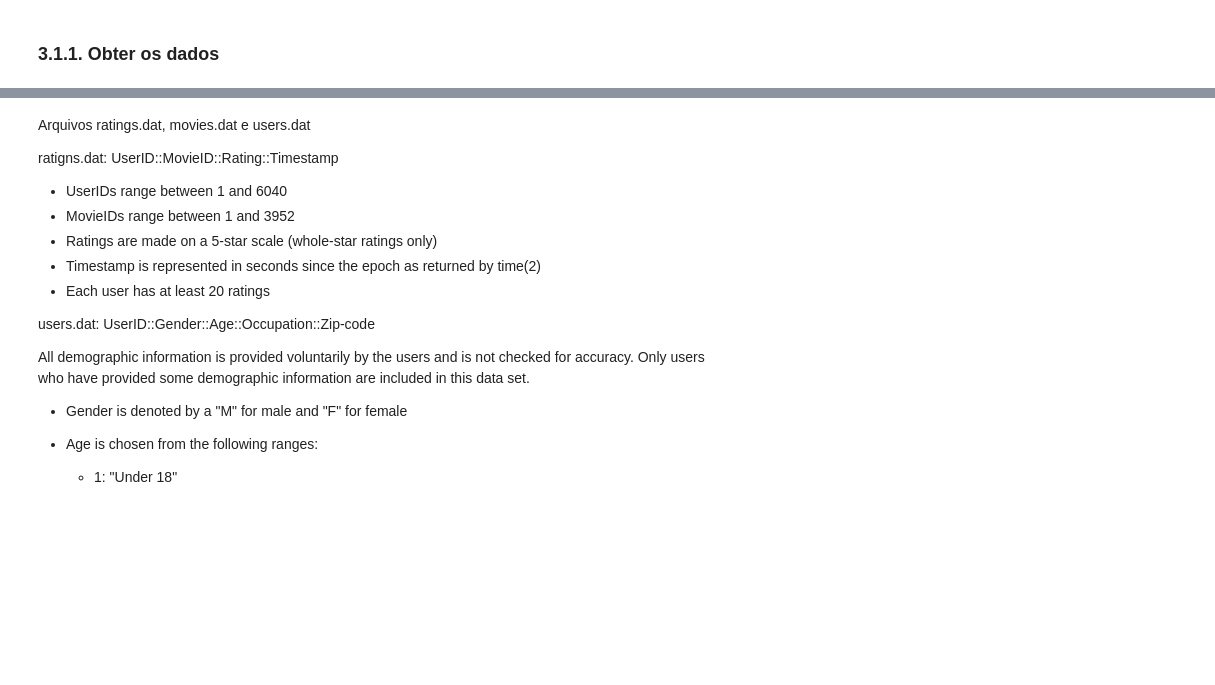
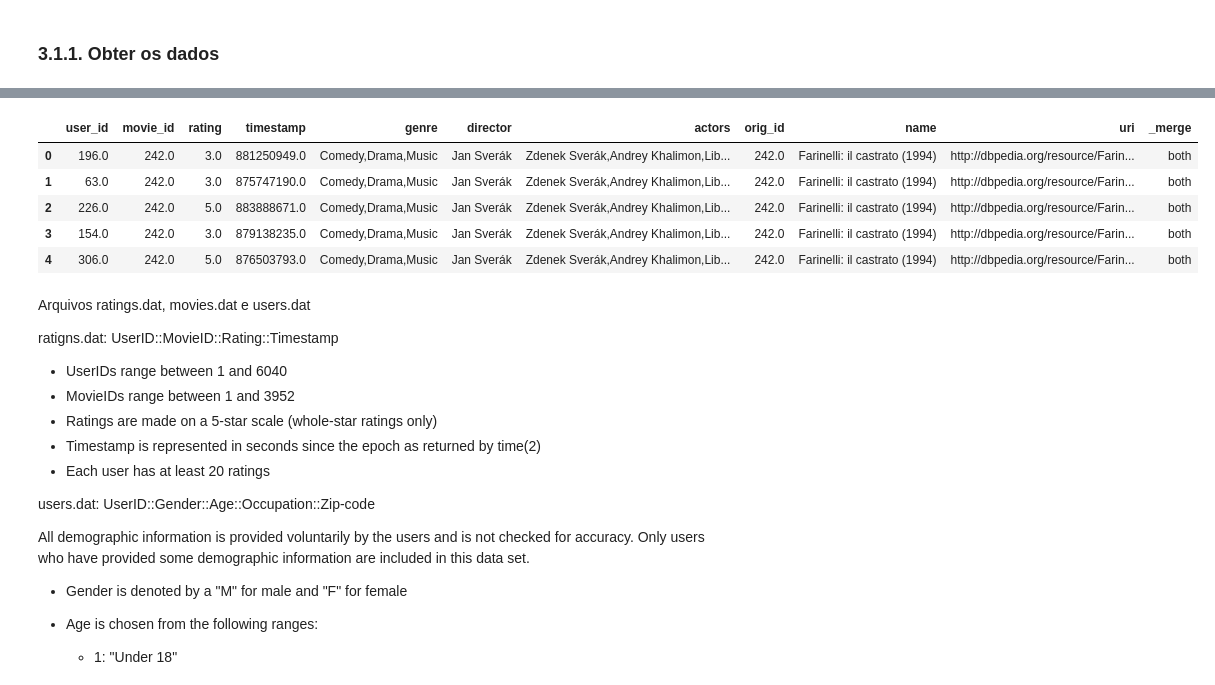
Before and after one commit to juarezsacenti/kg-summ-rec, a Jupyter notebook: AED/aed-ml1m-Sun.ipynb, the cells around one changed output, grey strips where cells are left out. Drawn from its saved outputs; the diff is of its cells as text; code cells hidden in the pictures; blank space fills up the shorter version.

```diff
--- a/AED/aed-ml1m-Sun.ipynb
+++ b/AED/aed-ml1m-Sun.ipynb
@@ -247,0 +146,15 @@ len(genre_labels)
+# %%
+rating, auxiliary, i2kg_map = load_ml1m_sun_data() # Load data from datasets/ml1m-sun and datasets/ml1m-cao/i2kg_map.tsv
+# %%
+def cleanning(auxiliary):
+    i = auxiliary.index[auxiliary['movie_id'] == 1581]
+    auxiliary.iloc[i] = [1581,'Mystery','Anthony Asquith', 'Jean Kent,Dirk Bogarde,John McCallum']
+    auxiliary = auxiliary.replace({'Biograpy':'Biography'}, regex=True)
+    auxiliary = auxiliary.replace('N/A,', np.NaN)
+    auxiliary = auxiliary.replace('N/A', np.NaN)
+
+    return auxiliary
+# %%
+auxiliary = cleanning(auxiliary) # Clean auxiliary.txt
+# pd.isnull(auxiliary).sum() # 0, 2, 25, 8
+auxiliary.info()
@@ -247,0 +171,11 @@ len(genre_labels)
+# %%
+# create one merged DataFrame
+aux_rating = rating.merge(auxiliary, how = 'outer', left_on='movie_id', right_on='movie_id' ,indicator=False)
+aux_rating.info()
+#pd.isnull(aux_rating).sum() # = 0, 0, 0, 0, 5, 900, 831, 0 (Enable indicator)
+aux_i2kg = auxiliary.merge(i2kg_map, how = 'outer', left_on='movie_id', right_on='orig_id' ,indicator=True)
+aux_i2kg.info()
+#pd.isnull(aux_rating).sum() # = 0, 0, 0, 0, 5, 900, 831, 0 (Enable indicator)
+lens = aux_rating.merge(i2kg_map, how = 'outer', left_on='movie_id', right_on='orig_id' ,indicator=True)
+lens.info()
+# pd.isnull(lens).sum() # = True
@@ -248,3 +200,12 @@ len(genre_labels)
+# %%
+lens.head()
+# %% [output]
+|  | user_id | movie_id | rating | timestamp | genre | director | actors | orig_id | name | uri | _merge |
+| 0 | 196.0 | 242.0 | 3.0 | 881250949.0 | Comedy,Drama,Music | Jan Sverák | Zdenek Sverák,Andrey Khalimon,Lib... | 242.0 | Farinelli: il castrato (1994) | http://dbpedia.org/resource/Farin... | both |
+| 1 | 63.0 | 242.0 | 3.0 | 875747190.0 | Comedy,Drama,Music | Jan Sverák | Zdenek Sverák,Andrey Khalimon,Lib... | 242.0 | Farinelli: il castrato (1994) | http://dbpedia.org/resource/Farin... | both |
+| 2 | 226.0 | 242.0 | 5.0 | 883888671.0 | Comedy,Drama,Music | Jan Sverák | Zdenek Sverák,Andrey Khalimon,Lib... | 242.0 | Farinelli: il castrato (1994) | http://dbpedia.org/resource/Farin... | both |
+| 3 | 154.0 | 242.0 | 3.0 | 879138235.0 | Comedy,Drama,Music | Jan Sverák | Zdenek Sverák,Andrey Khalimon,Lib... | 242.0 | Farinelli: il castrato (1994) | http://dbpedia.org/resource/Farin... | both |
+| 4 | 306.0 | 242.0 | 5.0 | 876503793.0 | Comedy,Drama,Music | Jan Sverák | Zdenek Sverák,Andrey Khalimon,Lib... | 242.0 | Farinelli: il castrato (1994) | http://dbpedia.org/resource/Farin... | both |
 # %% [markdown]
 Arquivos ratings.dat, movies.dat e users.dat
 
```
Also changed, not shown: parts of 31 cells of this notebook, 2 other files.
